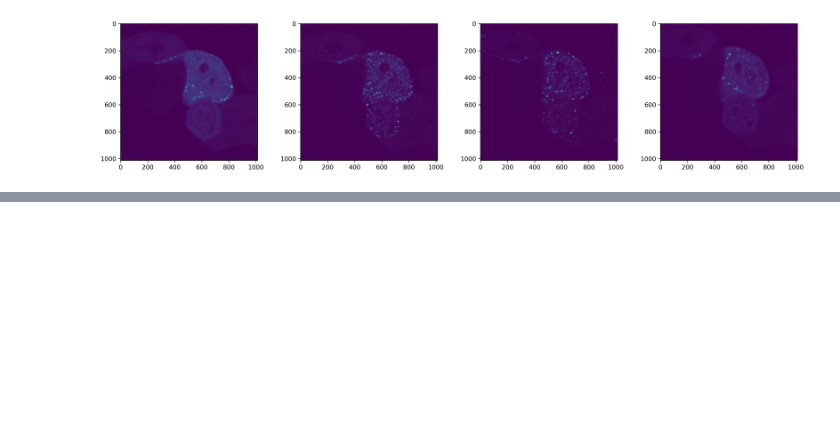
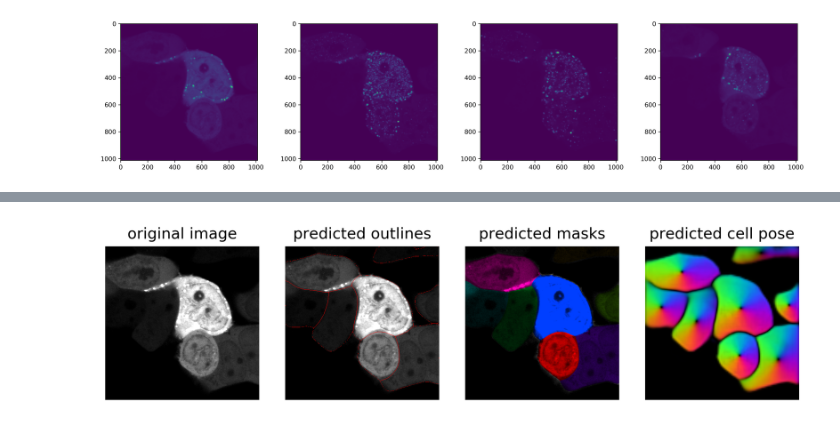
Before and after one commit to LeungKamdayjat/CellProfiler, a Jupyter notebook: cellpose_timelapse/custom_pipeline/custome_pipiline_runningcode.ipynb, the cells around one changed output, grey strips where cells are left out. Saved outputs shown, nothing was run; the diff lists cells and outputs as text; code cells hidden in the pictures; blank space fills up the shorter version.

```diff
--- a/cellpose_timelapse/custom_pipeline/custome_pipiline_runningcode.ipynb
+++ b/cellpose_timelapse/custom_pipeline/custome_pipiline_runningcode.ipynb
@@ -53,0 +49,44 @@ viewer = napari.view_image(skimage.io.imread("./file_full.ome.tif"), colormap='r
+# %%
+# RUN CELLPOSE
+imgs = [skimage.io.imread(files[0])]
+imgs_2D = imgs
+
+from cellpose import models
+# DEFINE CELLPOSE MODEL
+# model_type='cyto' or model_type='nuclei'
+# declare model
+model = models.CellposeModel(gpu=True,
+                             pretrained_model="./CP_testJIL_epoch500")
+# define CHANNELS to run segementation on
+# grayscale=0, R=1, G=2, B=3
+# channels = [cytoplasm, nucleus]
+# if NUCLEUS channel does not exist, set the second channel to 0
+# channels = [0,0]
+# IF ALL YOUR IMAGES ARE THE SAME TYPE, you can give a list with 2 elements
+channels = [0,0] # IF YOU HAVE GRAYSCALE
+# channels = [2,3] # IF YOU HAVE G=cytoplasm and B=nucleus
+# channels = [2,1] # IF YOU HAVE G=cytoplasm and R=nucleus
+
+# if diameter is set to None, the size of the cells is estimated on a per image basis
+# you can set the average cell `diameter` in pixels yourself (recommended)
+# diameter can be a list or a single number for all images
+# use model diameter if user diameter is 0
+diameter = model.diam_labels
+# run model on test images
+masks, flows, styles = model.eval(imgs_2D,
+                                  channels=channels,
+                                  diameter=diameter,
+                                  )
+# DISPLAY RESULTS
+from cellpose import plot
+nimg = len(imgs_2D)
+for idx in range(nimg):
+    maski = masks[idx]
+    flowi = flows[idx][0]
+
+    fig = plt.figure(figsize=(8,3))
+    # plot.show_segmentation(fig, imgs[idx], maski, flowi, channels=channels[idx])
+    plot.show_segmentation(fig, imgs[idx], maski, flowi, channels=channels)
+    plt.tight_layout()
+    plt.show()
+# %% [output]
@@ -53,0 +98 @@ viewer = napari.view_image(skimage.io.imread("./file_full.ome.tif"), colormap='r
+[figure, added]
```
Also changed, not shown: parts of 3 cells of this notebook, 20 other files.
